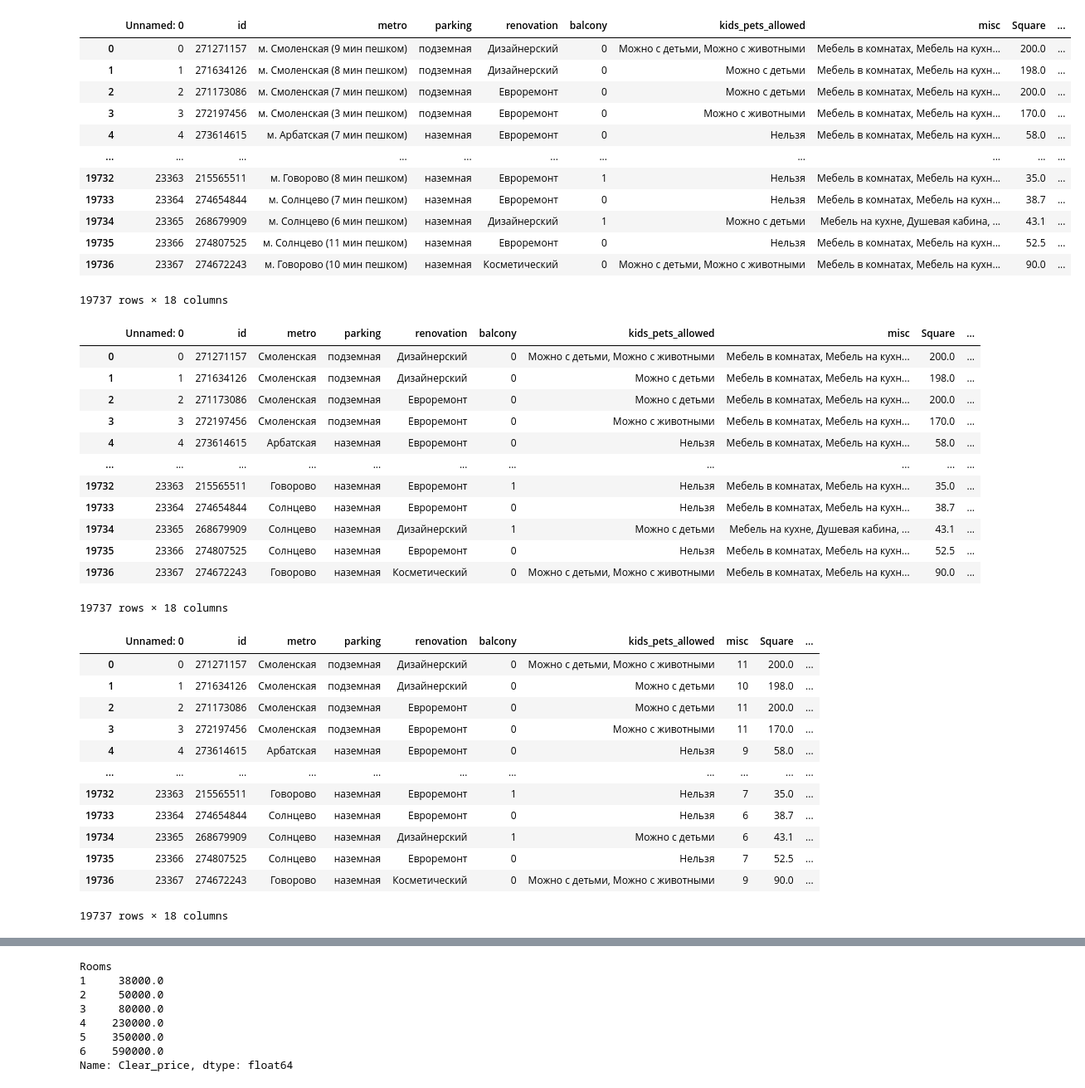
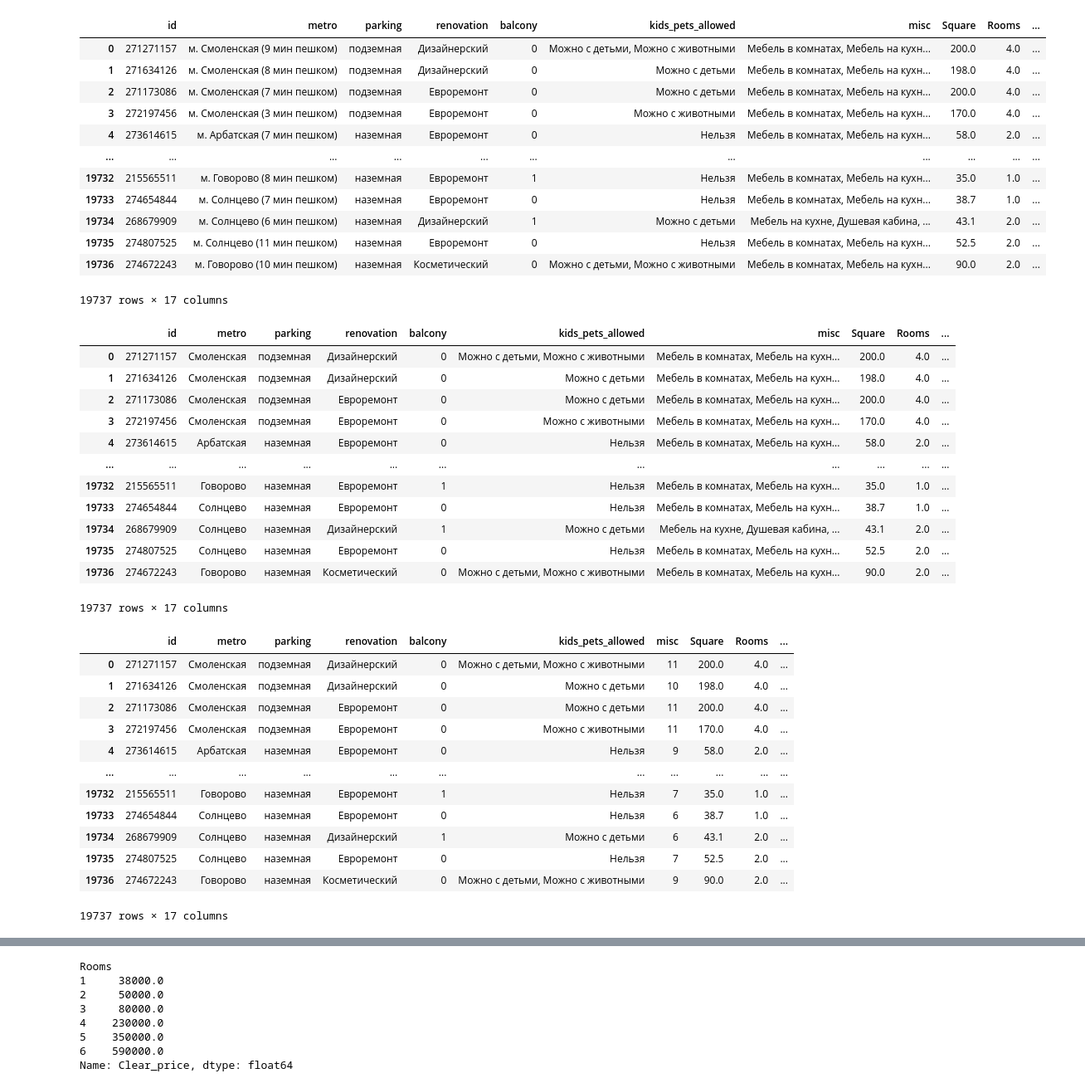
Before and after one commit to Frorxlam/Rent-data-project, a Jupyter notebook: release/preprocessing.ipynb, the cells around one changed output, grey strips where cells are left out. Shown at 83% size. Saved outputs shown, nothing was run; the diff lists cells and outputs as text; code cells hidden in the pictures.

```diff
--- a/release/preprocessing.ipynb
+++ b/release/preprocessing.ipynb
@@ -10,51 +11,52 @@ cd Release\ 2
 # %%
 df = pd.read_csv('_data.csv')
+df = df.drop('Unnamed: 0', axis=1)
 df
 # %% [output]
-|  | Unnamed: 0 | id | metro | parking | renovation | balcony | kids_pets_allowed | misc | Square | ... |
-| 0 | 0 | 271271157 | м. Смоленская (9 мин пешком) | подземная | Дизайнерский | 0 | Можно с детьми, Можно с животными | Мебель в комнатах, Мебель на кухн... | 200.0 | ... |
-| 1 | 1 | 271634126 | м. Смоленская (8 мин пешком) | подземная | Дизайнерский | 0 | Можно с детьми | Мебель в комнатах, Мебель на кухн... | 198.0 | ... |
-| 2 | 2 | 271173086 | м. Смоленская (7 мин пешком) | подземная | Евроремонт | 0 | Можно с детьми | Мебель в комнатах, Мебель на кухн... | 200.0 | ... |
-| 3 | 3 | 272197456 | м. Смоленская (3 мин пешком) | подземная | Евроремонт | 0 | Можно с животными | Мебель в комнатах, Мебель на кухн... | 170.0 | ... |
-| 4 | 4 | 273614615 | м. Арбатская (7 мин пешком) | наземная | Евроремонт | 0 | Нельзя | Мебель в комнатах, Мебель на кухн... | 58.0 | ... |
+|  | id | metro | parking | renovation | balcony | kids_pets_allowed | misc | Square | Rooms | ... |
+| 0 | 271271157 | м. Смоленская (9 мин пешком) | подземная | Дизайнерский | 0 | Можно с детьми, Можно с животными | Мебель в комнатах, Мебель на кухн... | 200.0 | 4.0 | ... |
+| 1 | 271634126 | м. Смоленская (8 мин пешком) | подземная | Дизайнерский | 0 | Можно с детьми | Мебель в комнатах, Мебель на кухн... | 198.0 | 4.0 | ... |
+| 2 | 271173086 | м. Смоленская (7 мин пешком) | подземная | Евроремонт | 0 | Можно с детьми | Мебель в комнатах, Мебель на кухн... | 200.0 | 4.0 | ... |
+| 3 | 272197456 | м. Смоленская (3 мин пешком) | подземная | Евроремонт | 0 | Можно с животными | Мебель в комнатах, Мебель на кухн... | 170.0 | 4.0 | ... |
+| 4 | 273614615 | м. Арбатская (7 мин пешком) | наземная | Евроремонт | 0 | Нельзя | Мебель в комнатах, Мебель на кухн... | 58.0 | 2.0 | ... |
 | ... | ... | ... | ... | ... | ... | ... | ... | ... | ... | ... |
-| 19732 | 23363 | 215565511 | м. Говорово (8 мин пешком) | наземная | Евроремонт | 1 | Нельзя | Мебель в комнатах, Мебель на кухн... | 35.0 | ... |
-| 19733 | 23364 | 274654844 | м. Солнцево (7 мин пешком) | наземная | Евроремонт | 0 | Нельзя | Мебель в комнатах, Мебель на кухн... | 38.7 | ... |
-| 19734 | 23365 | 268679909 | м. Солнцево (6 мин пешком) | наземная | Дизайнерский | 1 | Можно с детьми | Мебель на кухне, Душевая кабина, ... | 43.1 | ... |
-| 19735 | 23366 | 274807525 | м. Солнцево (11 мин пешком) | наземная | Евроремонт | 0 | Нельзя | Мебель в комнатах, Мебель на кухн... | 52.5 | ... |
-| 19736 | 23367 | 274672243 | м. Говорово (10 мин пешком) | наземная | Косметический | 0 | Можно с детьми, Можно с животными | Мебель в комнатах, Мебель на кухн... | 90.0 | ... |
+| 19732 | 215565511 | м. Говорово (8 мин пешком) | наземная | Евроремонт | 1 | Нельзя | Мебель в комнатах, Мебель на кухн... | 35.0 | 1.0 | ... |
+| 19733 | 274654844 | м. Солнцево (7 мин пешком) | наземная | Евроремонт | 0 | Нельзя | Мебель в комнатах, Мебель на кухн... | 38.7 | 1.0 | ... |
+| 19734 | 268679909 | м. Солнцево (6 мин пешком) | наземная | Дизайнерский | 1 | Можно с детьми | Мебель на кухне, Душевая кабина, ... | 43.1 | 2.0 | ... |
+| 19735 | 274807525 | м. Солнцево (11 мин пешком) | наземная | Евроремонт | 0 | Нельзя | Мебель в комнатах, Мебель на кухн... | 52.5 | 2.0 | ... |
+| 19736 | 274672243 | м. Говорово (10 мин пешком) | наземная | Косметический | 0 | Можно с детьми, Можно с животными | Мебель в комнатах, Мебель на кухн... | 90.0 | 2.0 | ... |
-19737 rows × 18 columns
+19737 rows × 17 columns
 # %%
 df['metro'] = df['metro'].str.replace(r'м\. (.+?) \(.+\)', r'\1', regex=True)
 df
 # %% [output]
-|  | Unnamed: 0 | id | metro | parking | renovation | balcony | kids_pets_allowed | misc | Square | ... |
-| 0 | 0 | 271271157 | Смоленская | подземная | Дизайнерский | 0 | Можно с детьми, Можно с животными | Мебель в комнатах, Мебель на кухн... | 200.0 | ... |
-| 1 | 1 | 271634126 | Смоленская | подземная | Дизайнерский | 0 | Можно с детьми | Мебель в комнатах, Мебель на кухн... | 198.0 | ... |
-| 2 | 2 | 271173086 | Смоленская | подземная | Евроремонт | 0 | Можно с детьми | Мебель в комнатах, Мебель на кухн... | 200.0 | ... |
-| 3 | 3 | 272197456 | Смоленская | подземная | Евроремонт | 0 | Можно с животными | Мебель в комнатах, Мебель на кухн... | 170.0 | ... |
-| 4 | 4 | 273614615 | Арбатская | наземная | Евроремонт | 0 | Нельзя | Мебель в комнатах, Мебель на кухн... | 58.0 | ... |
+|  | id | metro | parking | renovation | balcony | kids_pets_allowed | misc | Square | Rooms | ... |
+| 0 | 271271157 | Смоленская | подземная | Дизайнерский | 0 | Можно с детьми, Можно с животными | Мебель в комнатах, Мебель на кухн... | 200.0 | 4.0 | ... |
+| 1 | 271634126 | Смоленская | подземная | Дизайнерский | 0 | Можно с детьми | Мебель в комнатах, Мебель на кухн... | 198.0 | 4.0 | ... |
+| 2 | 271173086 | Смоленская | подземная | Евроремонт | 0 | Можно с детьми | Мебель в комнатах, Мебель на кухн... | 200.0 | 4.0 | ... |
+| 3 | 272197456 | Смоленская | подземная | Евроремонт | 0 | Можно с животными | Мебель в комнатах, Мебель на кухн... | 170.0 | 4.0 | ... |
+| 4 | 273614615 | Арбатская | наземная | Евроремонт | 0 | Нельзя | Мебель в комнатах, Мебель на кухн... | 58.0 | 2.0 | ... |
 | ... | ... | ... | ... | ... | ... | ... | ... | ... | ... | ... |
-| 19732 | 23363 | 215565511 | Говорово | наземная | Евроремонт | 1 | Нельзя | Мебель в комнатах, Мебель на кухн... | 35.0 | ... |
-| 19733 | 23364 | 274654844 | Солнцево | наземная | Евроремонт | 0 | Нельзя | Мебель в комнатах, Мебель на кухн... | 38.7 | ... |
-| 19734 | 23365 | 268679909 | Солнцево | наземная | Дизайнерский | 1 | Можно с детьми | Мебель на кухне, Душевая кабина, ... | 43.1 | ... |
-| 19735 | 23366 | 274807525 | Солнцево | наземная | Евроремонт | 0 | Нельзя | Мебель в комнатах, Мебель на кухн... | 52.5 | ... |
-| 19736 | 23367 | 274672243 | Говорово | наземная | Косметический | 0 | Можно с детьми, Можно с животными | Мебель в комнатах, Мебель на кухн... | 90.0 | ... |
+| 19732 | 215565511 | Говорово | наземная | Евроремонт | 1 | Нельзя | Мебель в комнатах, Мебель на кухн... | 35.0 | 1.0 | ... |
+| 19733 | 274654844 | Солнцево | наземная | Евроремонт | 0 | Нельзя | Мебель в комнатах, Мебель на кухн... | 38.7 | 1.0 | ... |
+| 19734 | 268679909 | Солнцево | наземная | Дизайнерский | 1 | Можно с детьми | Мебель на кухне, Душевая кабина, ... | 43.1 | 2.0 | ... |
+| 19735 | 274807525 | Солнцево | наземная | Евроремонт | 0 | Нельзя | Мебель в комнатах, Мебель на кухн... | 52.5 | 2.0 | ... |
+| 19736 | 274672243 | Говорово | наземная | Косметический | 0 | Можно с детьми, Можно с животными | Мебель в комнатах, Мебель на кухн... | 90.0 | 2.0 | ... |
-19737 rows × 18 columns
+19737 rows × 17 columns
 # %%
 df['misc'] = df['misc'].apply(lambda x: str(len(x.split(','))))
 df
 # %% [output]
-|  | Unnamed: 0 | id | metro | parking | renovation | balcony | kids_pets_allowed | misc | Square | ... |
-| 0 | 0 | 271271157 | Смоленская | подземная | Дизайнерский | 0 | Можно с детьми, Можно с животными | 11 | 200.0 | ... |
-| 1 | 1 | 271634126 | Смоленская | подземная | Дизайнерский | 0 | Можно с детьми | 10 | 198.0 | ... |
-| 2 | 2 | 271173086 | Смоленская | подземная | Евроремонт | 0 | Можно с детьми | 11 | 200.0 | ... |
-| 3 | 3 | 272197456 | Смоленская | подземная | Евроремонт | 0 | Можно с животными | 11 | 170.0 | ... |
-| 4 | 4 | 273614615 | Арбатская | наземная | Евроремонт | 0 | Нельзя | 9 | 58.0 | ... |
+|  | id | metro | parking | renovation | balcony | kids_pets_allowed | misc | Square | Rooms | ... |
+| 0 | 271271157 | Смоленская | подземная | Дизайнерский | 0 | Можно с детьми, Можно с животными | 11 | 200.0 | 4.0 | ... |
+| 1 | 271634126 | Смоленская | подземная | Дизайнерский | 0 | Можно с детьми | 10 | 198.0 | 4.0 | ... |
+| 2 | 271173086 | Смоленская | подземная | Евроремонт | 0 | Можно с детьми | 11 | 200.0 | 4.0 | ... |
+| 3 | 272197456 | Смоленская | подземная | Евроремонт | 0 | Можно с животными | 11 | 170.0 | 4.0 | ... |
+| 4 | 273614615 | Арбатская | наземная | Евроремонт | 0 | Нельзя | 9 | 58.0 | 2.0 | ... |
 | ... | ... | ... | ... | ... | ... | ... | ... | ... | ... | ... |
-| 19732 | 23363 | 215565511 | Говорово | наземная | Евроремонт | 1 | Нельзя | 7 | 35.0 | ... |
-| 19733 | 23364 | 274654844 | Солнцево | наземная | Евроремонт | 0 | Нельзя | 6 | 38.7 | ... |
-| 19734 | 23365 | 268679909 | Солнцево | наземная | Дизайнерский | 1 | Можно с детьми | 6 | 43.1 | ... |
-| 19735 | 23366 | 274807525 | Солнцево | наземная | Евроремонт | 0 | Нельзя | 7 | 52.5 | ... |
-| 19736 | 23367 | 274672243 | Говорово | наземная | Косметический | 0 | Можно с детьми, Можно с животными | 9 | 90.0 | ... |
+| 19732 | 215565511 | Говорово | наземная | Евроремонт | 1 | Нельзя | 7 | 35.0 | 1.0 | ... |
+| 19733 | 274654844 | Солнцево | наземная | Евроремонт | 0 | Нельзя | 6 | 38.7 | 1.0 | ... |
+| 19734 | 268679909 | Солнцево | наземная | Дизайнерский | 1 | Можно с детьми | 6 | 43.1 | 2.0 | ... |
+| 19735 | 274807525 | Солнцево | наземная | Евроремонт | 0 | Нельзя | 7 | 52.5 | 2.0 | ... |
+| 19736 | 274672243 | Говорово | наземная | Косметический | 0 | Можно с детьми, Можно с животными | 9 | 90.0 | 2.0 | ... |
-19737 rows × 18 columns
+19737 rows × 17 columns
```
Also changed, not shown: parts of 15 cells of this notebook.
